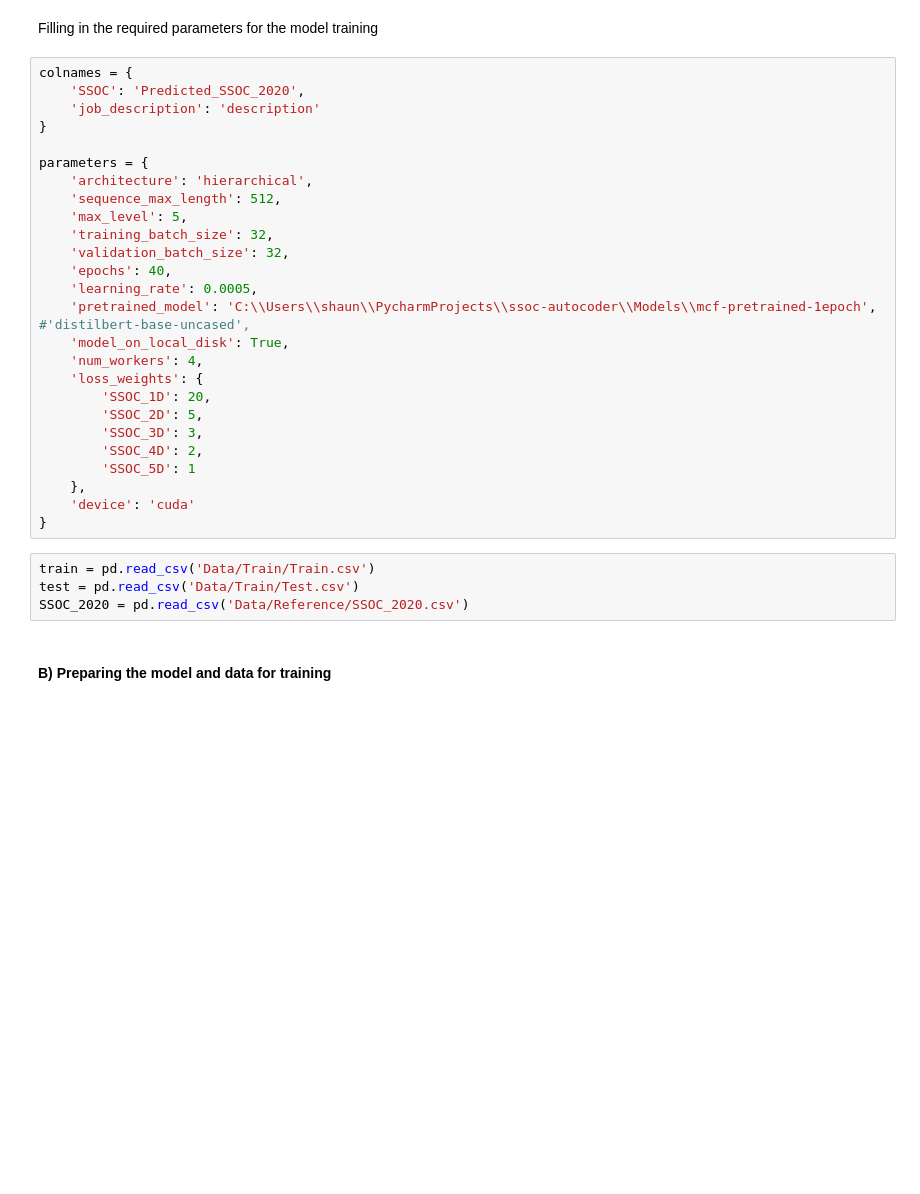
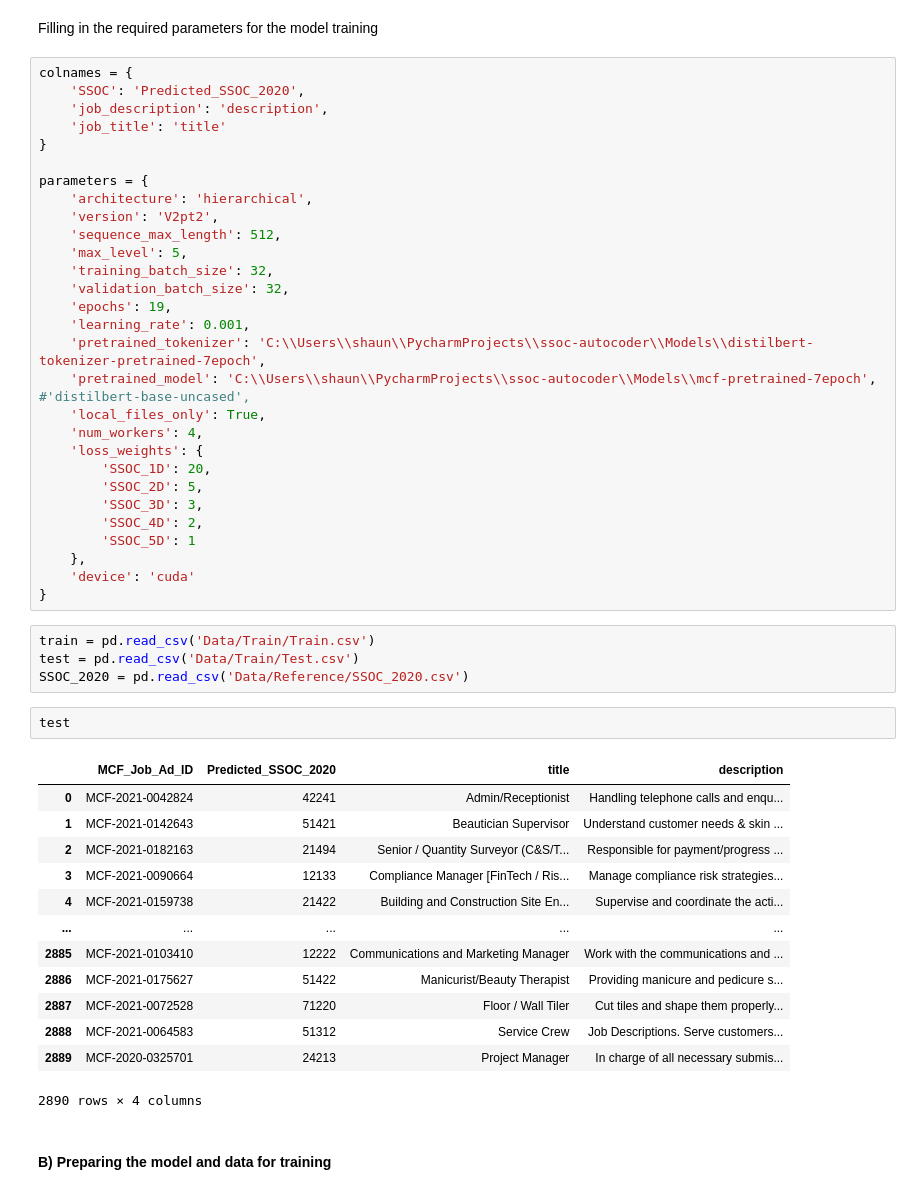
Before and after one commit to Benjamin-Aw-93/ssoc_autocoder, a Jupyter notebook: Notebooks/2021-10-01 - Model Architecture.ipynb, the cells around one changed output. Drawn from its saved outputs; the diff is of its cells as text; blank space fills up the shorter version.

```diff
--- a/Notebooks/2021-10-01 - Model Architecture.ipynb
+++ b/Notebooks/2021-10-01 - Model Architecture.ipynb
@@ -43,19 +43,22 @@ Filling in the required parameters for the model training
 # %%
 colnames = {
     'SSOC': 'Predicted_SSOC_2020',
-    'job_description': 'description'
+    'job_description': 'description',
+    'job_title': 'title'
 }
 
 parameters = {
     'architecture': 'hierarchical',
+    'version': 'V2pt2',
     'sequence_max_length': 512,
     'max_level': 5,
     'training_batch_size': 32,
     'validation_batch_size': 32,
-    'epochs': 40,
-    'learning_rate': 0.0005,
-    'pretrained_model': 'C:\\Users\\shaun\\PycharmProjects\\ssoc-autocoder\\Models\\mcf-pretrained-1epoch', #'distilbert-base-uncased',
-    'model_on_local_disk': True,
+    'epochs': 19,
+    'learning_rate': 0.001,
+    'pretrained_tokenizer': 'C:\\Users\\shaun\\PycharmProjects\\ssoc-autocoder\\Models\\distilbert-tokenizer-pretrained-7epoch',
+    'pretrained_model': 'C:\\Users\\shaun\\PycharmProjects\\ssoc-autocoder\\Models\\mcf-pretrained-7epoch', #'distilbert-base-uncased',
+    'local_files_only': True,
     'num_workers': 4,
     'loss_weights': {
         'SSOC_1D': 20,
@@ -70,6 +73,22 @@ parameters = {
 train = pd.read_csv('Data/Train/Train.csv')
 test = pd.read_csv('Data/Train/Test.csv')
 SSOC_2020 = pd.read_csv('Data/Reference/SSOC_2020.csv')
+# %%
+test
+# %% [output]
+|  | MCF_Job_Ad_ID | Predicted_SSOC_2020 | title | description |
+| 0 | MCF-2021-0042824 | 42241 | Admin/Receptionist | Handling telephone calls and enqu... |
+| 1 | MCF-2021-0142643 | 51421 | Beautician Supervisor | Understand customer needs & skin ... |
+| 2 | MCF-2021-0182163 | 21494 | Senior / Quantity Surveyor (C&S/T... | Responsible for payment/progress ... |
+| 3 | MCF-2021-0090664 | 12133 | Compliance Manager [FinTech / Ris... | Manage compliance risk strategies... |
+| 4 | MCF-2021-0159738 | 21422 | Building and Construction Site En... | Supervise and coordinate the acti... |
+| ... | ... | ... | ... | ... |
+| 2885 | MCF-2021-0103410 | 12222 | Communications and Marketing Manager | Work with the communications and ... |
+| 2886 | MCF-2021-0175627 | 51422 | Manicurist/Beauty Therapist | Providing manicure and pedicure s... |
+| 2887 | MCF-2021-0072528 | 71220 | Floor / Wall Tiler | Cut tiles and shape them properly... |
+| 2888 | MCF-2021-0064583 | 51312 | Service Crew | Job Descriptions. Serve customers... |
+| 2889 | MCF-2020-0325701 | 24213 | Project Manager | In charge of all necessary submis... |
+2890 rows × 4 columns
 # %% [markdown]
 #### B) Preparing the model and data for training
 # %% [markdown]
```
Also changed, not shown: parts of 20 cells of this notebook, 4 other files.
